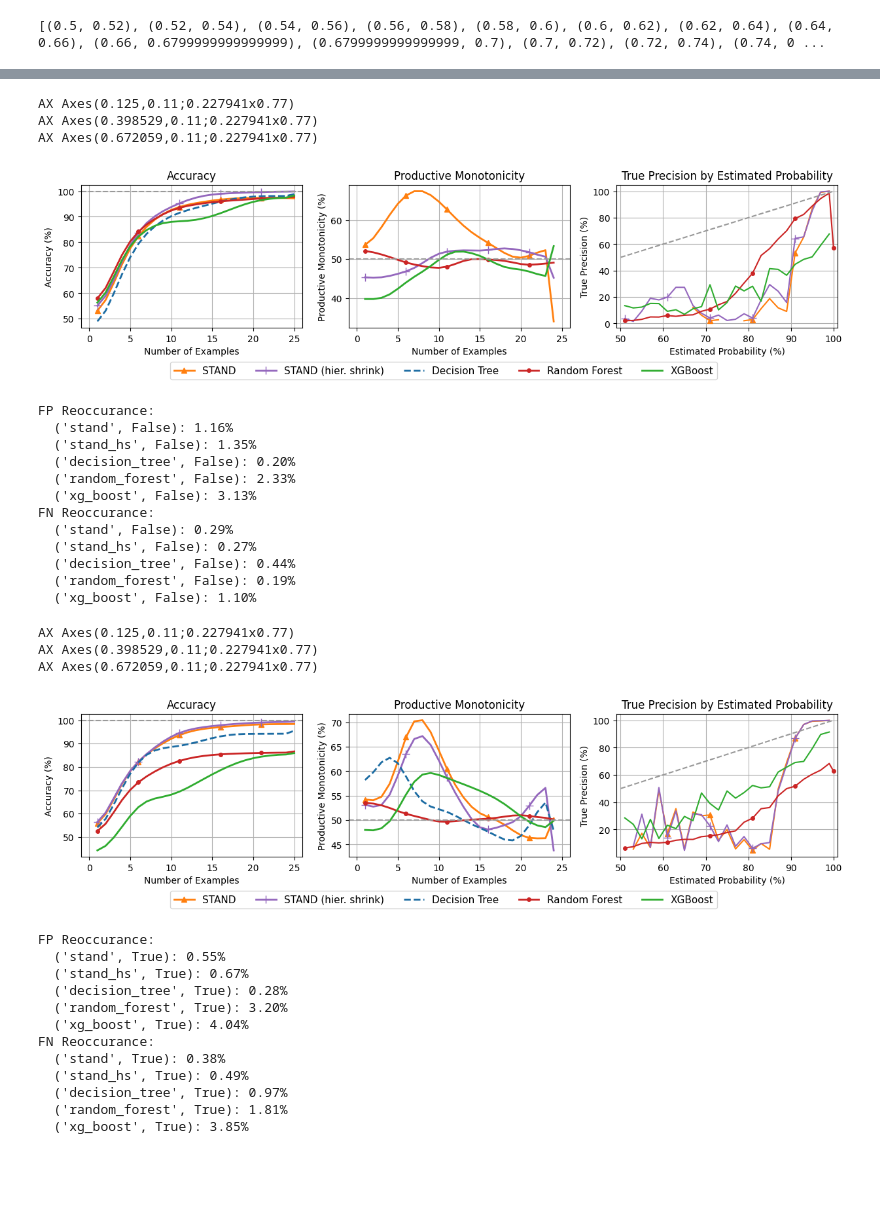
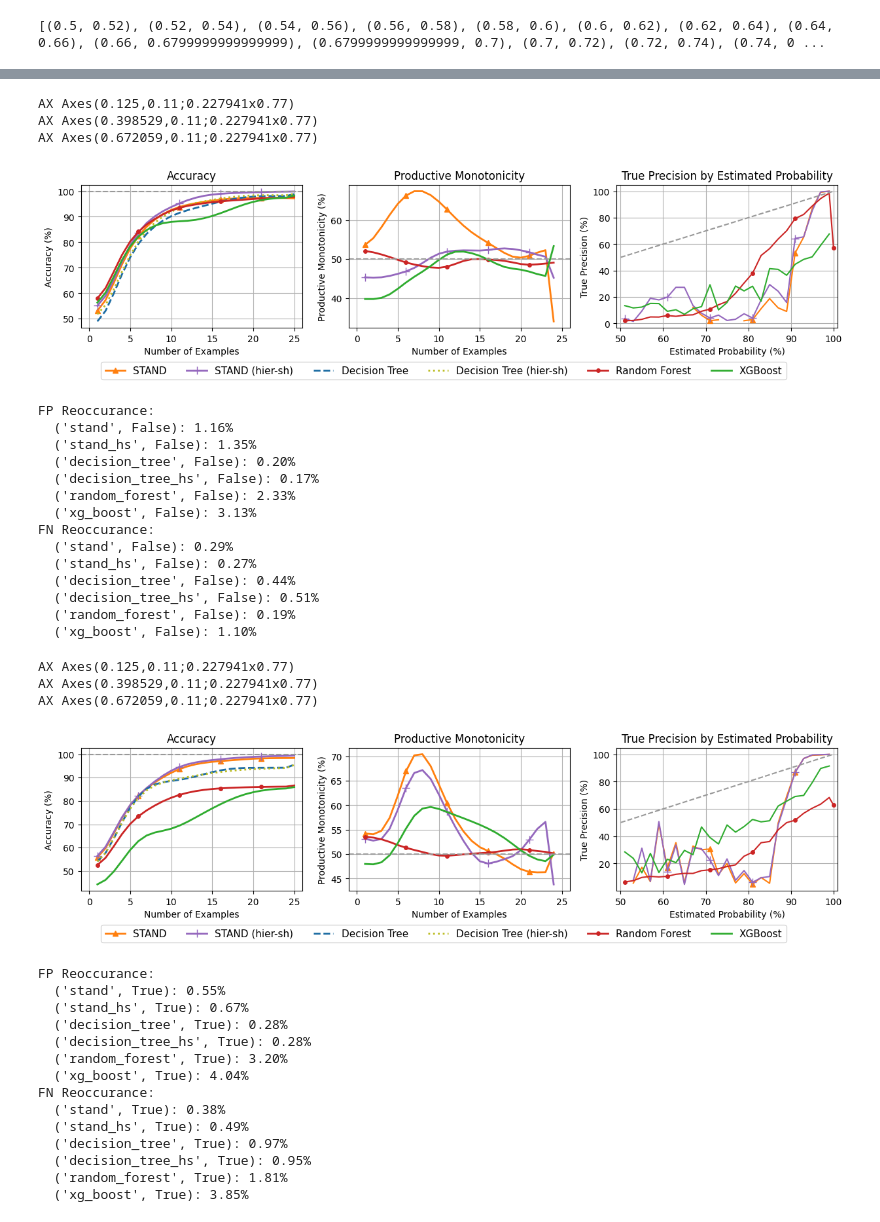
Before and after one commit to DannyWeitekamp/stand_eval, a Jupyter notebook: Sim Plots.ipynb, the cells around one changed output, grey strips where cells are left out. Drawn from its saved outputs; the diff is of its cells as text; code cells hidden in the pictures; blank space fills up the shorter version.

Commit message:
stash commit w/ stuff for  heir shrink dt

```diff
--- a/Sim Plots.ipynb
+++ b/Sim Plots.ipynb
@@ -1,7 +1,7 @@
 # %%
 %load_ext autoreload
 %autoreload 2
-from agent_configs import make_agent
+#from agent_configs import make_agent
 #from training import run_training, train_reps, train_or_load_condition
 from eval_funcs import avg_stats, eval_holdout_stats, eval_total_cert_stats
 
@@ -23,17 +23,20 @@ from glob import glob
 import pickle
 import os
 import warnings
+from pprint import pprint
 
 # Replace [0] darken old blue #1f77b4 (For Tritanopia blue-green)
 # Replace [2] lighten old green #2ca02c (For Deuteranopia red-green)
 # Replace [3] darken old red #d62728 (For Deuteranopia red-green)q
-colors = ['#1c6ca3', '#ff7f0e', '#2fac2f', '#cb2525', '#9467bd', '#8c564b', '#e377c2', '#7f7f7f', '#bcbd22', '#17becf']
+colors = ['#1c6ca3', '#ff7f0e', '#2fac2f', '#cb2525', '#9467bd', '#8c564b', '#e377c2', '#7f7f7f', '#bcbd22', '#17becf', '#008080']
 print(plt.rcParams['axes.prop_cycle'].by_key()['color'])
+
 
 cond_colors = {
     "stand_p_e_l" : colors[4],
     "stand" : colors[1], # Orange
     "decision_tree" : colors[0],
+    "decision_tree_hs" : colors[8],
     "neural_net" : colors[5],
     "random_forest" : colors[3],
     "xg_boost" : colors[2],
@@ -43,6 +46,7 @@ cond_colors = {
     ("stand_hs", False) : colors[4],
     ("stand", False) : colors[1], # Orange
     ("decision_tree", False) : colors[0],
+    ("decision_tree_hs", False) : colors[8],
     ("neural_net", False) : colors[5],
     ("random_forest", False) : colors[3],
     ("xg_boost", False) : colors[2],
@@ -50,6 +54,7 @@ cond_colors = {
     ("stand_hs", True) : colors[4],
     ("stand", True) : colors[1], # Orange
     ("decision_tree", True) : colors[0],
+    ("decision_tree_hs", True) : colors[8],
     ("neural_net", True) : colors[5],
     ("random_forest", True) : colors[3],
     ("xg_boost", True) : colors[2],
@@ -78,6 +83,10 @@ cond_labels = {
     ("decision_tree", False) : "Decision Tree",
     ("decision_tree", True) : "Decision Tree",
 
+    "decision_tree_hs" : "Decision Tree (hier-sh)",
+    ("decision_tree_hs", False) : "Decision Tree (hier-sh)",
+    ("decision_tree_hs", True) : "Decision Tree (hier-sh)",
+
     "random_forest" : "Random Forest",
     ("random_forest", False) : "Random Forest",
     ("random_forest", True) : "Random Forest",
@@ -90,9 +99,9 @@ cond_labels = {
     ("stand", False) : "STAND",
     ("stand", True) : "STAND",
 
-    "stand_p_e_l" : "STAND (hier. shrink)",
-    ("stand_hs", False) : "STAND (hier. shrink)",
-    ("stand_hs", True) : "STAND (hier. shrink)",
+    "stand_p_e_l" : "STAND (hier-sh)",
+    ("stand_hs", False) : "STAND (hier-sh)",
+    ("stand_hs", True) : "STAND (hier-sh)",
 
     "neural_net" : "Neural Net",
     ("neural_net", False) : "Neural Net",
@@ -116,10 +125,13 @@ cond_marker_props = {
     "decision_tree"          : {"linestyle" : "--"},
     ("decision_tree", False) : {"linestyle" : "--"},
     ("decision_tree", True) : {"linestyle" : "--"},
+    "decision_tree_hs"          : {"linestyle" : ":"},
+    ("decision_tree_hs", False) : {"linestyle" : ":"},
+    ("decision_tree_hs", True) : {"linestyle" : ":"},
     "neural_net"          : {"linestyle" : "dashdot"},
     ("neural_net", False) : {"linestyle" : "dashdot"},
     ("neural_net", True) : {"linestyle" : "dashdot"},
-    "vssm"          : {"linestyle" : ":"},
+    "vssm"          : {"linestyle" : "solid", "linewidth" :0.5, "marker" : "x", "markersize" : 4, "markevery" : 5},
 
     "stand_p_e_l_active" : {"linestyle" : "--"},
     "stand_p_e_l_SC_active" : {"linestyle" : "--"},
@@ -141,6 +153,9 @@ def load_stat_sets(file_pattern):
                 stats_list.append(stats)
                 stat_sets_by_model[model_name] = stats_list
     return stat_sets_by_model
+
+def is_100(x, axis=0):
+    return np.sum(np.equal(x, 1.0), axis=axis)
 
 def aggregate_stat(stat_sets_by_model, stat_name, agg_fn = np.nanmean, filt=None):
     out = {}
@@ -264,8 +279,9 @@ def plot_stat(curve_by_model, title=None, skip=[], y_lim=None, x_lim=(-2,102), h
         label = cond_labels.get(model_name, model_name)
         color = cond_colors.get(model_name, "grey")
         marker_props = cond_marker_props.get(model_name, {})
+        props = {"linewidth" : 2, **marker_props}
         h, = _ax.plot(np.arange(1,len(curve)+1), gauss(curve*100, smooth), color=color,
-                 label=label, **marker_props, linewidth=2)
+                 label=label, **props)
 
         handles.append(h)
         labels.append(label)
@@ -312,4 +328,5 @@ unicode_type
 # %%
 _stat_sets_by_model = load_stat_sets("sim_saves/*")
 stats_vssm = load_stat_sets("vssm/*")
-stat_sets_by_model = {**_stat_sets_by_model, **stats_vssm}
+stats_dt_hs = {"decision_tree_hs": load_stat_sets("dt_hs_only/*")["decision_tree_hs"]}
+stat_sets_by_model = {**_stat_sets_by_model, **stats_vssm, **stats_dt_hs}
@@ -591,6 +587,7 @@ mc_conditions = {
     ("mc", "stand", True) : {"n_prob": 25, "reps" : 40},
     ("mc", "stand_hs", True) : {"n_prob": 25, "reps" : 40},
     ("mc", "decision_tree", True) : {"n_prob": 25, "reps" : 15},
+    ("mc", "decision_tree_hs", True) : {"n_prob": 25, "reps" : 40},
     ("mc", "random_forest", True) : {"n_prob": 25, "reps" : 20},
     ("mc", "xg_boost", True) : {"n_prob": 25, "reps" : 40},
 
@@ -610,6 +607,7 @@ frac_conditions = {
     ("frac", "stand", False) : {"n_prob": 25, "reps" : 30},
     ("frac", "stand_hs", False) : {"n_prob": 25, "reps" : 40},
     ("frac", "decision_tree", False) : {"n_prob": 25, "reps" : 40},
+    ("frac", "decision_tree_hs", False) : {"n_prob": 25, "reps" : 40},
     ("frac", "random_forest", False) : {"n_prob": 25, "reps" : 30},
     ("frac", "xg_boost", False) : {"n_prob": 25, "reps" : 30},
 }
@@ -633,7 +631,10 @@ def stats_by_cond(conditions, stat_name=None, kind="avg"):
 
         ret = stat_cache[tup]
         if(stat_name):
-            out[(tup[1], tup[2])] = ret[stat_name][kind]
+            if(kind == 'ste'):
+                out[(tup[1], tup[2])] = ret[stat_name]['std'] / np.sqrt(ret[stat_name]['N'])
+            else:
+                out[(tup[1], tup[2])] = ret[stat_name][kind]
         else:
             out[(tup[1], tup[2])] = ret
     return out
@@ -710,7 +723,7 @@ plot_stat( stats_by_cond(frac_conditions, "completeness"),
            x_label = "Number of Examples", y_label="Accuracy (%)")#, save_name="acc")
 
 
-frac_conditions_no_pred = {k:v for k,v in frac_conditions.items() if k[1] not in ['decision_tree']}
+frac_conditions_no_pred = {k:v for k,v in frac_conditions.items() if k[1] not in ['decision_tree', 'decision_tree_hs']}
 
 plot_stat( stats_by_cond(frac_conditions_no_pred, "prod_monot"),
            title="Productive Monotonicity", x_lim = (-1,26), ax=ax1,
@@ -734,60 +747,66 @@ print_stats(stats_by_cond(frac_conditions, "total_FN_reocc"), title="FN Reoccura
 AX Axes(0.125,0.11;0.227941x0.77)
 AX Axes(0.398529,0.11;0.227941x0.77)
 AX Axes(0.672059,0.11;0.227941x0.77)
-[figure, old version]
+[figure, new version]
 FP Reoccurance:
   ('stand', False): 1.16%
   ('stand_hs', False): 1.35%
   ('decision_tree', False): 0.20%
+  ('decision_tree_hs', False): 0.17%
   ('random_forest', False): 2.33%
   ('xg_boost', False): 3.13%
 FN Reoccurance:
   ('stand', False): 0.29%
   ('stand_hs', False): 0.27%
   ('decision_tree', False): 0.44%
+  ('decision_tree_hs', False): 0.51%
   ('random_forest', False): 0.19%
   ('xg_boost', False): 1.10%
 # %%
 fig, axes = plt.subplots(1, 3, figsize=(12.5, 3.2), sharex=False, sharey=False)
 ax0,ax1,ax2 = axes
 
 plot_stat( stats_by_cond(mc_conditions, "completeness"),
            "Accuracy", x_lim = (-1,26), h_line=100, show_active=False, ax=ax0,
            x_label = "Number of Examples", y_label="Accuracy (%)")#, save_name="acc")
 
-plot_stat( stats_by_cond(mc_conditions, "prod_monot"),
+mc_conditions_no_pred = {k:v for k,v in mc_conditions.items() if k[1] not in ['decision_tree', 'decision_tree_hs']}
+
+plot_stat( stats_by_cond(mc_conditions_no_pred, "prod_monot"),
            title="Productive Monotonicity", x_lim = (-1,26), ax=ax1,
            h_line=50, y_label="Productive Monotonicity (%)")
 
 ai2t_plot_precision_curve(mc_conditions, ax=ax2,
                      title="True Precision by Estimated Probability")
 
 
 handles, labels = axes[0].get_legend_handles_labels()
 fig.legend(handles, labels, loc='lower center', ncol=6, bbox_to_anchor=(0.5, -0.07), fontsize=11)
 
 fig.tight_layout()
 fig.subplots_adjust(bottom=0.2)
 plt.savefig(f"sim_plots/mc_extra.png", bbox_inches='tight')
 plt.show()
 
 print_stats(stats_by_cond(mc_conditions, "total_FP_reocc"), title="FP Reoccurance", big_better=False)
 print_stats(stats_by_cond(mc_conditions, "total_FN_reocc"), title="FN Reoccurance", big_better=False)
 # %% [output]
 AX Axes(0.125,0.11;0.227941x0.77)
 AX Axes(0.398529,0.11;0.227941x0.77)
 AX Axes(0.672059,0.11;0.227941x0.77)
-[figure, old version]
+[figure, new version]
 FP Reoccurance:
   ('stand', True): 0.55%
   ('stand_hs', True): 0.67%
   ('decision_tree', True): 0.28%
+  ('decision_tree_hs', True): 0.28%
   ('random_forest', True): 3.20%
   ('xg_boost', True): 4.04%
 FN Reoccurance:
   ('stand', True): 0.38%
   ('stand_hs', True): 0.49%
   ('decision_tree', True): 0.97%
+  ('decision_tree_hs', True): 0.95%
   ('random_forest', True): 1.81%
   ('xg_boost', True): 3.85%
 # %%
```
Also changed, not shown: parts of 17 cells of this notebook, 5 other files.
